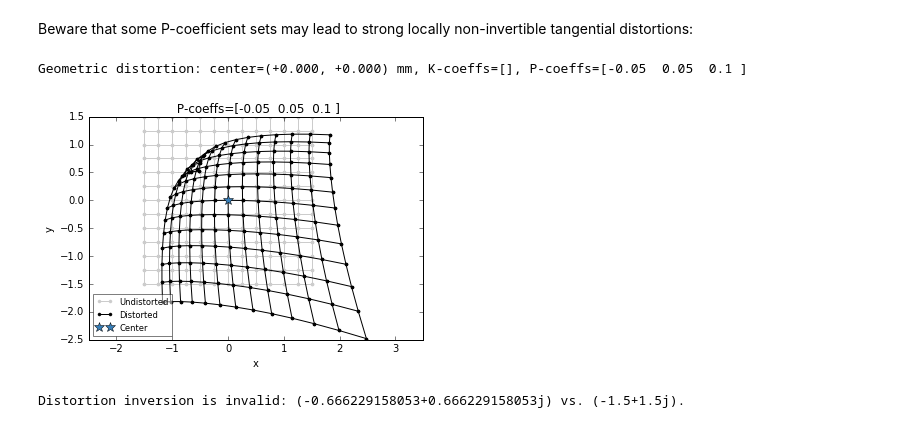
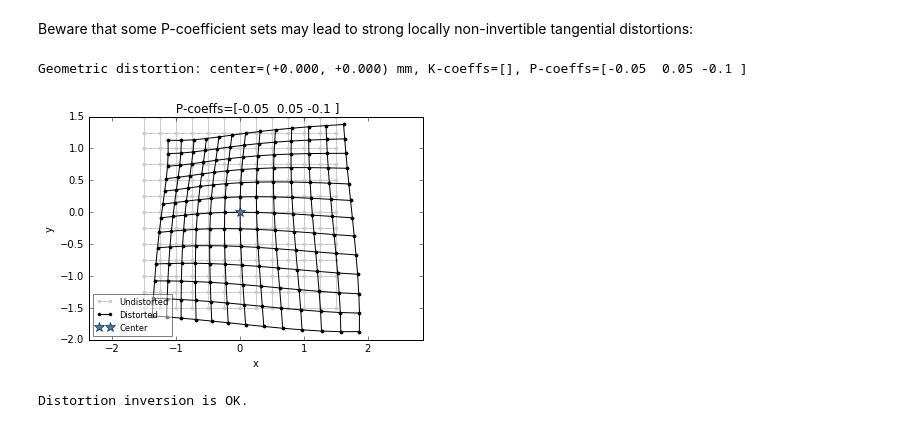
Before and after one commit to ycopin/spectrogrism, a Jupyter notebook: doc/distortions.ipynb, the cells around one changed output. Saved outputs shown, nothing was run; the diff lists cells and outputs as text; code cells hidden in the pictures.

```diff
--- a/doc/distortions.ipynb
+++ b/doc/distortions.ipynb
@@ -108,12 +108,12 @@ Geometric distortion: center=(+0.000, +0.000) mm, K-coeffs=[], P-coeffs=[ 0.05 -
 # %% [markdown]
 Beware that some P-coefficient sets may lead to strong locally non-invertible tangential distortions:
 # %%
-td4 = GeometricDistortion(Pcoeffs=[-0.05, 0.05, 0.1])
+td4 = GeometricDistortion(Pcoeffs=[-0.05, 0.05, -0.1])
 print(td4)
 ax = td4.plot()
 # %% [output]
-Geometric distortion: center=(+0.000, +0.000) mm, K-coeffs=[], P-coeffs=[-0.05  0.05  0.1 ]
+Geometric distortion: center=(+0.000, +0.000) mm, K-coeffs=[], P-coeffs=[-0.05  0.05 -0.1 ]
-[figure, old version]
+[figure, new version]
 # %%
 xyu = -1.5 + 1.5j
 xyd = td4.forward(xyu)
@@ -127,4 +127,4 @@ except AssertionError:
 else:
     print("Distortion inversion is OK.")
 # %% [output]
-Distortion inversion is invalid: (-0.666229158053+0.666229158053j) vs. (-1.5+1.5j).
+Distortion inversion is OK.
```
Also changed, not shown: 7 other files.
